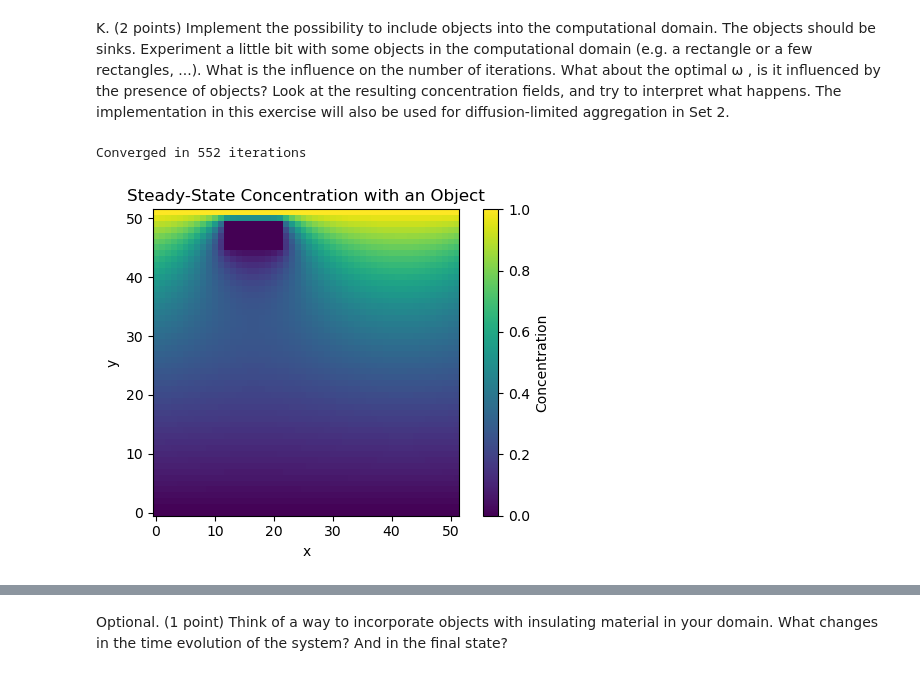
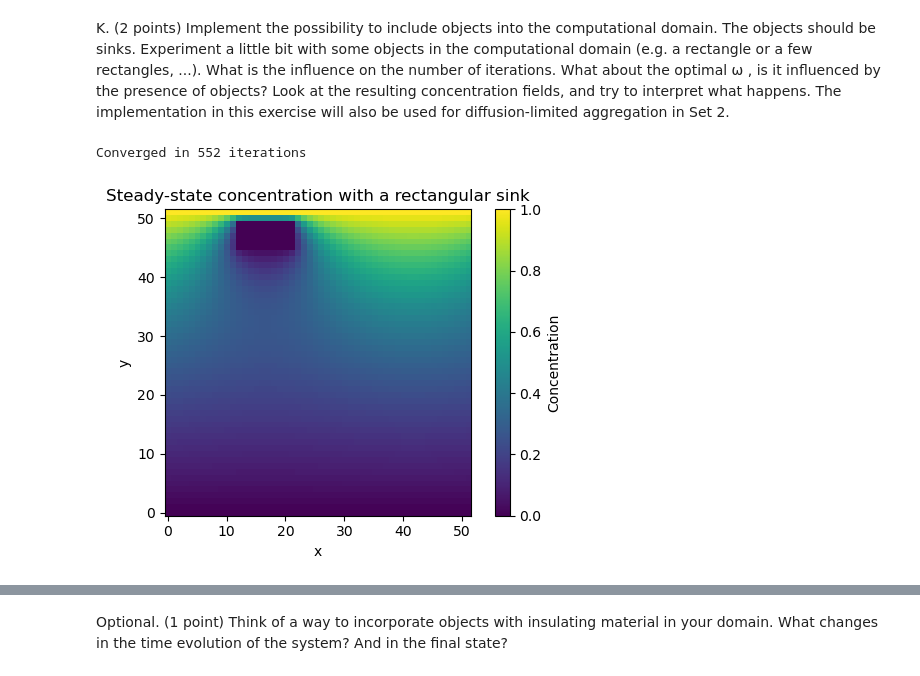
Before and after one commit to jonas4climate/modelling-natural-processes, a Jupyter notebook: Set1_incomplete.ipynb, the cells around one changed output, grey strips where cells are left out. Drawn from its saved outputs; the diff is of its cells as text; code cells hidden in the pictures.

Commit message:
Refactoring laplace code

```diff
--- a/Set1_incomplete.ipynb
+++ b/Set1_incomplete.ipynb
@@ -714,61 +714,3 @@ influence on the number of iterations. What about the optimal ω , is it influen
 by the presence of objects? Look at the resulting concentration fields, and try to
 interpret what happens. The implementation in this exercise will also be used for
 diffusion-limited aggregation in Set 2.
-# %%
-# Parameters
-Nx = 50  # Grid size
-omega = 1.7  # Over-relaxation parameter, to be adjusted based on experimentation
-epsilon = 1e-5  # Convergence criteria
-max_iterations = 10000  # Maximum number of iterations to prevent infinite loops
-
-# Initialize the computational grid
-c = np.zeros((Nx+2, Nx+2))
-# Boundary conditions
-c[:, 0] = 0
-c[:, -1] = 1
-
-# a rectangular object encoded in the domain
-objects = np.zeros((Nx+1, Nx+1), dtype=int)
-objects[3*Nx//5:4*Nx//5, 9*Nx//10:Nx] = 1  # Representing the object as a rectangle
-
-def update(c, objects):
-    c_new = c.copy()
-    for i in range(1, Nx+1):
-        for j in range(1, Nx+1):
-            if objects[i, j] == 0:  # Check if the point is not part of an object
-                c_new[i, j] = (1 - omega) * c[i, j] + (omega / 4) * (
-                    c[i+1, j] + c_new[i-1, j] + c[i, j+1] + c_new[i, j-1]
-                )
-            else:
-                c_new[i, j] = 0  # Set concentration to zero if it's part of an object
-
-    # Apply boundary conditions
-    c_new[0, :] = c_new[-2, :]
-    c_new[-1, :] = c_new[1, :]
-
-    return c_new
-
-# Iteration
-for iteration in tqdm(range(max_iterations), desc='Simulating SOR with sink', unit='iteration'):
-    c_new = update(c, objects)
-    # Check for convergence
-    delta = np.max(np.abs(c_new - c))
-    if delta < epsilon:
-        print(f"Converged in {iteration+1} iterations")
-        break
-    c = c_new
-else:
-    print("Maximum iterations reached without convergence")
-
-# Plotting
-plt.figure(figsize=(5, 4), layout='tight')
-plt.imshow(np.rot90(c, 3), interpolation='nearest', origin='lower')
-plt.colorbar(label='Concentration')
-plt.title('Steady-State Concentration with an Object')
-plt.xlabel('x')
-plt.ylabel('y')
-plt.savefig("media/sink_simple_object.png", dpi=300, bbox_inches='tight')
-plt.show()
-# %% [output]
-Converged in 552 iterations
-[figure, removed]
@@ -774,0 +809,17 @@ Converged in 552 iterations
+# %%
+# Parameters
+Nx = 50
+omega = 1.7
+epsilon = 1e-5
+max_iterations = 10000
+
+c = np.zeros((Nx+2, Nx+2))
+c[:, -1] = 1
+
+objects = get_predefined_objects(Nx, 'sink', 'rectangle')
+
+c = solve_laplace_with_objects(c, Nx, omega, objects, epsilon, max_iterations, object_type='sink')
+plot_laplace_grid(c, 'Steady-state concentration with a rectangular sink', 'sink_simple_object')
+# %% [output]
+Converged in 552 iterations
+[figure, added]
```
Also changed, not shown: parts of 7 cells of this notebook, 7 other files.
